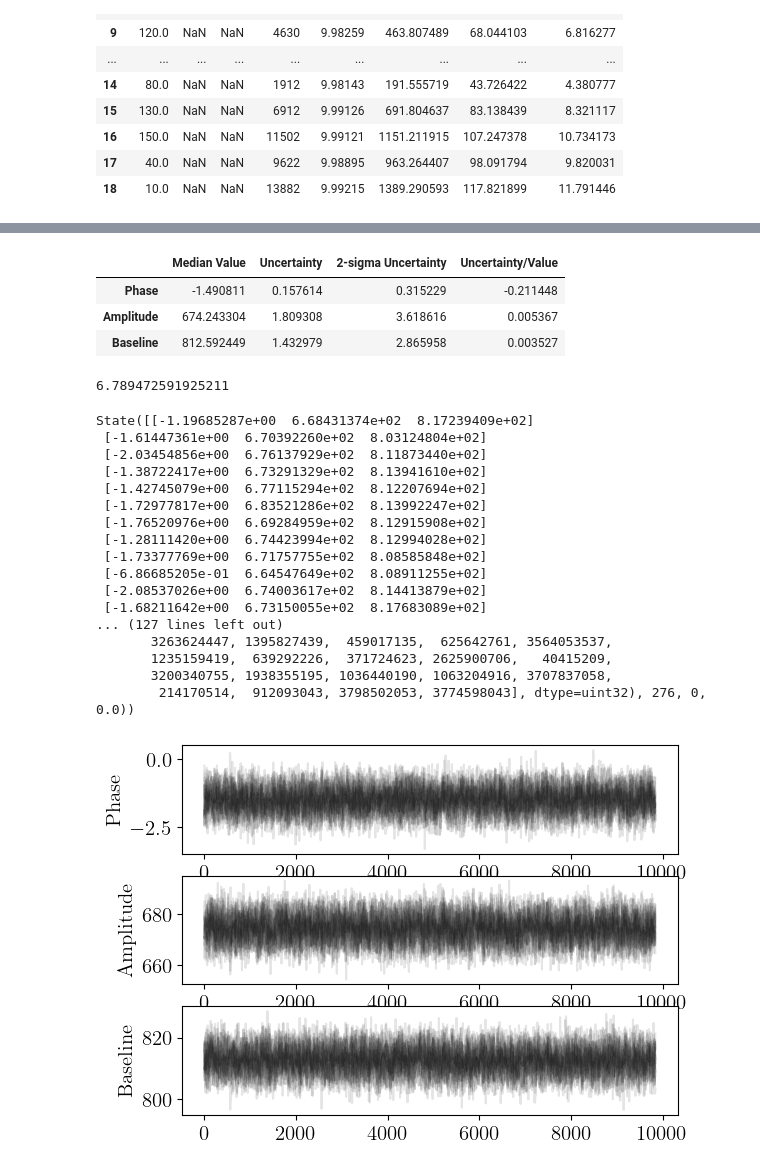
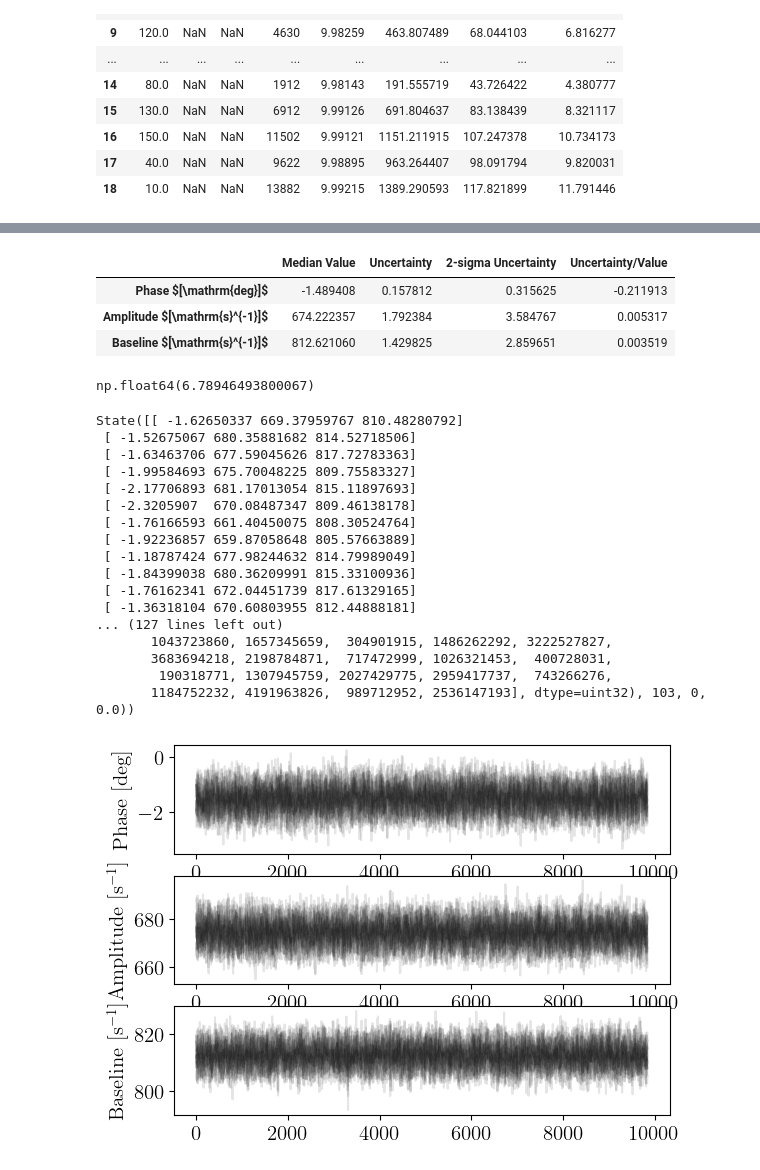
Before and after one commit to andres-luengo/alden-andres-max-most-dangerous-4450-trio, a Jupyter notebook: src/pol_cor_fit.ipynb, the cells around one changed output, grey strips where cells are left out. Cells and saved outputs as stored; diff of their text form; code cells hidden in the pictures.

```diff
--- a/src/pol_cor_fit.ipynb
+++ b/src/pol_cor_fit.ipynb
@@ -7,7 +7,7 @@ from emcee import EnsembleSampler
 import matplotlib.pyplot as plt
 # %%
 #read in data, fix columns
-df = (pd.read_csv("polarizer_correlation.csv")
+df = (pd.read_csv("../data/polarizer_correlation.csv")
       .drop(columns=['Trial Number', 'Angle A'])
       .rename(columns={
           "Angle B": "ANGLE",
@@ -86,8 +86,8 @@ BUMP_SIZE = 1
 x0 = pcurve_fit + BUMP_SIZE * np.random.randn(N_WALKERS, len(pcurve_fit))
 # %%
 #run mcmc
-from multiprocessing import Pool, cpu_count
+# from multiprocessing import Pool, cpu_count
 
-with Pool(cpu_count()) as p:
-    sampler = EnsembleSampler(N_WALKERS, x0.shape[1], log_prob, pool=p)
-    sampler.run_mcmc(x0, 10000, progress=True)
+# with Pool(cpu_count()) as p:
+sampler = EnsembleSampler(N_WALKERS, x0.shape[1], log_prob)
+sampler.run_mcmc(x0, 10000, progress=True)
@@ -94,9 +112,9 @@ with Pool(cpu_count()) as p:
 # %%
 #names of parameters
 param_labels = [
-    "Phase",
-    "Amplitude",
-    "Baseline"
+    "Phase $[\\mathrm{deg}]$",
+    "Amplitude $[\\mathrm{s}^{-1}]$",
+    "Baseline $[\\mathrm{s}^{-1}]$"
 ]
 # %%
 #check fit stability
@@ -165,19 +182,19 @@ results = pd.DataFrame(
 results["Uncertainty/Value"] = results["2-sigma Uncertainty"]/results["Median Value"]
 # %%
 
-results.to_csv("mcmc_fit.csv")
+results.to_csv("../data/mcmc_fit.csv")
 results
 # %% [output]
 |  | Median Value | Uncertainty | 2-sigma Uncertainty | Uncertainty/Value |
-| Phase | -1.490811 | 0.157614 | 0.315229 | -0.211448 |
-| Amplitude | 674.243304 | 1.809308 | 3.618616 | 0.005367 |
-| Baseline | 812.592449 | 1.432979 | 2.865958 | 0.003527 |
+| Phase $[\mathrm{deg}]$ | -1.489408 | 0.157812 | 0.315625 | -0.211913 |
+| Amplitude $[\mathrm{s}^{-1}]$ | 674.222357 | 1.792384 | 3.584767 | 0.005317 |
+| Baseline $[\mathrm{s}^{-1}]$ | 812.621060 | 1.429825 | 2.859651 | 0.003519 |
 # %%
 chi_sq_mcmc = chi_sq(np.median(chain, axis = 0))
 chi_sq_mcmc
 #quite high, will try rescaling errors
 # %% [output]
-6.789472591925211
+np.float64(6.78946493800067)
 # %%
 #mcmc log likelihood
 def log_prob_adjusted(theta):
@@ -197,23 +214,23 @@ x0 = pcurve_fit + BUMP_SIZE * np.random.randn(N_WALKERS, len(pcurve_fit))
 sampler = EnsembleSampler(N_WALKERS, x0.shape[1], log_prob_adjusted)
 sampler.run_mcmc(x0, 10000, progress=True)
 # %% [output]
-State([[-1.19685287e+00  6.68431374e+02  8.17239409e+02]
- [-1.61447361e+00  6.70392260e+02  8.03124804e+02]
- [-2.03454856e+00  6.76137929e+02  8.11873440e+02]
- [-1.38722417e+00  6.73291329e+02  8.13941610e+02]
- [-1.42745079e+00  6.77115294e+02  8.12207694e+02]
- [-1.72977817e+00  6.83521286e+02  8.13992247e+02]
- [-1.76520976e+00  6.69284959e+02  8.12915908e+02]
- [-1.28111420e+00  6.74423994e+02  8.12994028e+02]
- [-1.73377769e+00  6.71757755e+02  8.08585848e+02]
- [-6.86685205e-01  6.64547649e+02  8.08911255e+02]
- [-2.08537026e+00  6.74003617e+02  8.14413879e+02]
- [-1.68211642e+00  6.73150055e+02  8.17683089e+02]
+State([[ -1.62650337 669.37959767 810.48280792]
+ [ -1.52675067 680.35881682 814.52718506]
+ [ -1.63463706 677.59045626 817.72783363]
+ [ -1.99584693 675.70048225 809.75583327]
+ [ -2.17706893 681.17013054 815.11897693]
+ [ -2.3205907  670.08487347 809.46138178]
+ [ -1.76166593 661.40450075 808.30524764]
+ [ -1.92236857 659.87058648 805.57663889]
+ [ -1.18787424 677.98244632 814.79989049]
+ [ -1.84399038 680.36209991 815.33100936]
+ [ -1.76162341 672.04451739 817.61329165]
+ [ -1.36318104 670.60803955 812.44888181]
 ... (127 lines left out)
-       3263624447, 1395827439,  459017135,  625642761, 3564053537,
-       1235159419,  639292226,  371724623, 2625900706,   40415209,
-       3200340755, 1938355195, 1036440190, 1063204916, 3707837058,
-        214170514,  912093043, 3798502053, 3774598043], dtype=uint32), 276, 0, 0.0))
+       1043723860, 1657345659,  304901915, 1486262292, 3222527827,
+       3683694218, 2198784871,  717472999, 1026321453,  400728031,
+        190318771, 1307945759, 2027429775, 2959417737,  743266276,
+       1184752232, 4191963826,  989712952, 2536147193], dtype=uint32), 103, 0, 0.0))
 # %%
 #check fit stability
 autocorr_time = sampler.get_autocorr_time()
@@ -224,7 +241,7 @@ for dim_n in range(chain.shape[2]):
     for walker_n in range(chain.shape[1]):
         plt.plot(chain[:, walker_n, dim_n], c='black', alpha=0.1)
 # %% [output]
-[figure, old version]
+[figure, new version]
 # %%
 chain = sampler.get_chain(discard=int(np.max(autocorr_time*4)), flat=True)
 fig, ax = plt.subplots(dpi = 300)
```
Also changed, not shown: parts of 9 cells of this notebook, 6 other files.
